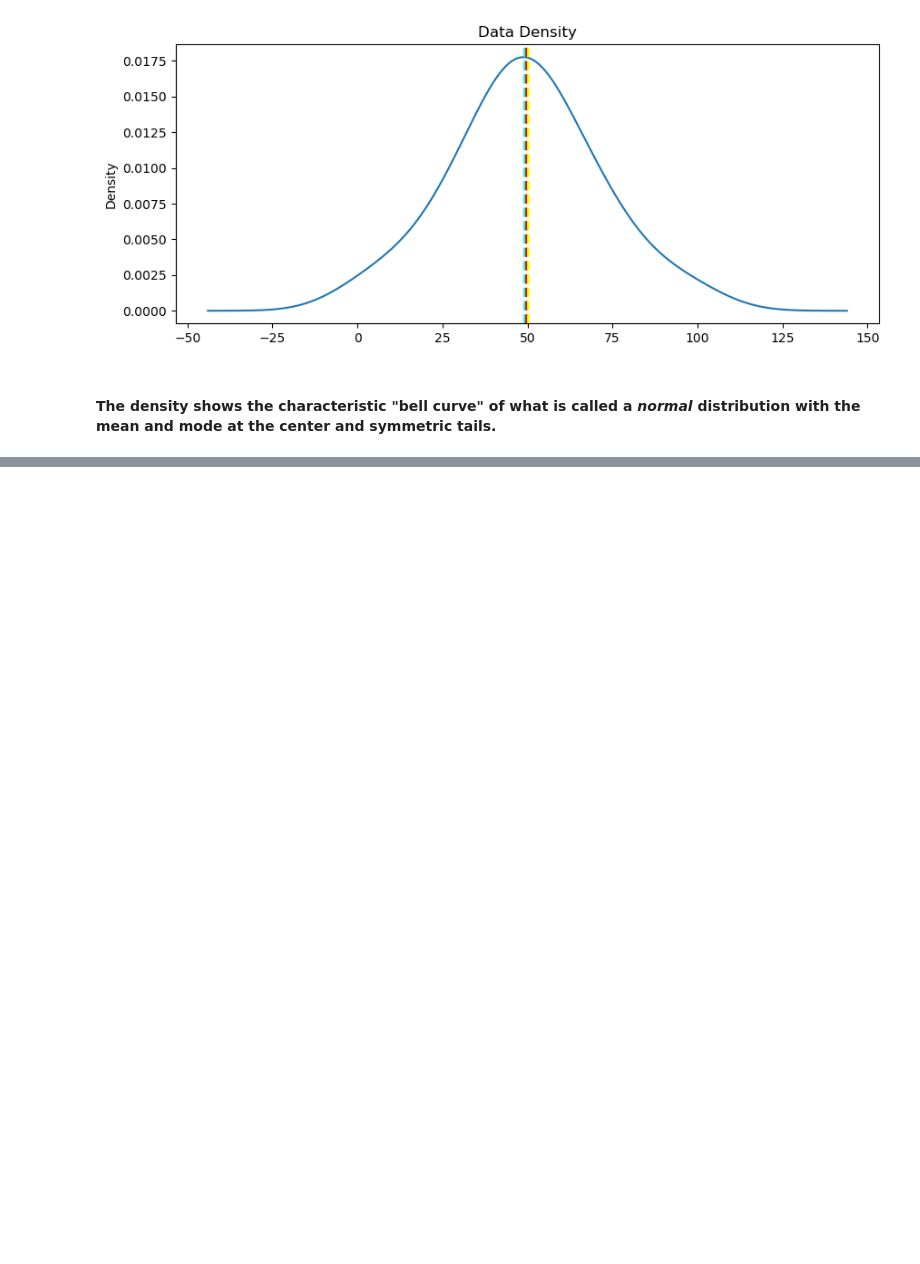
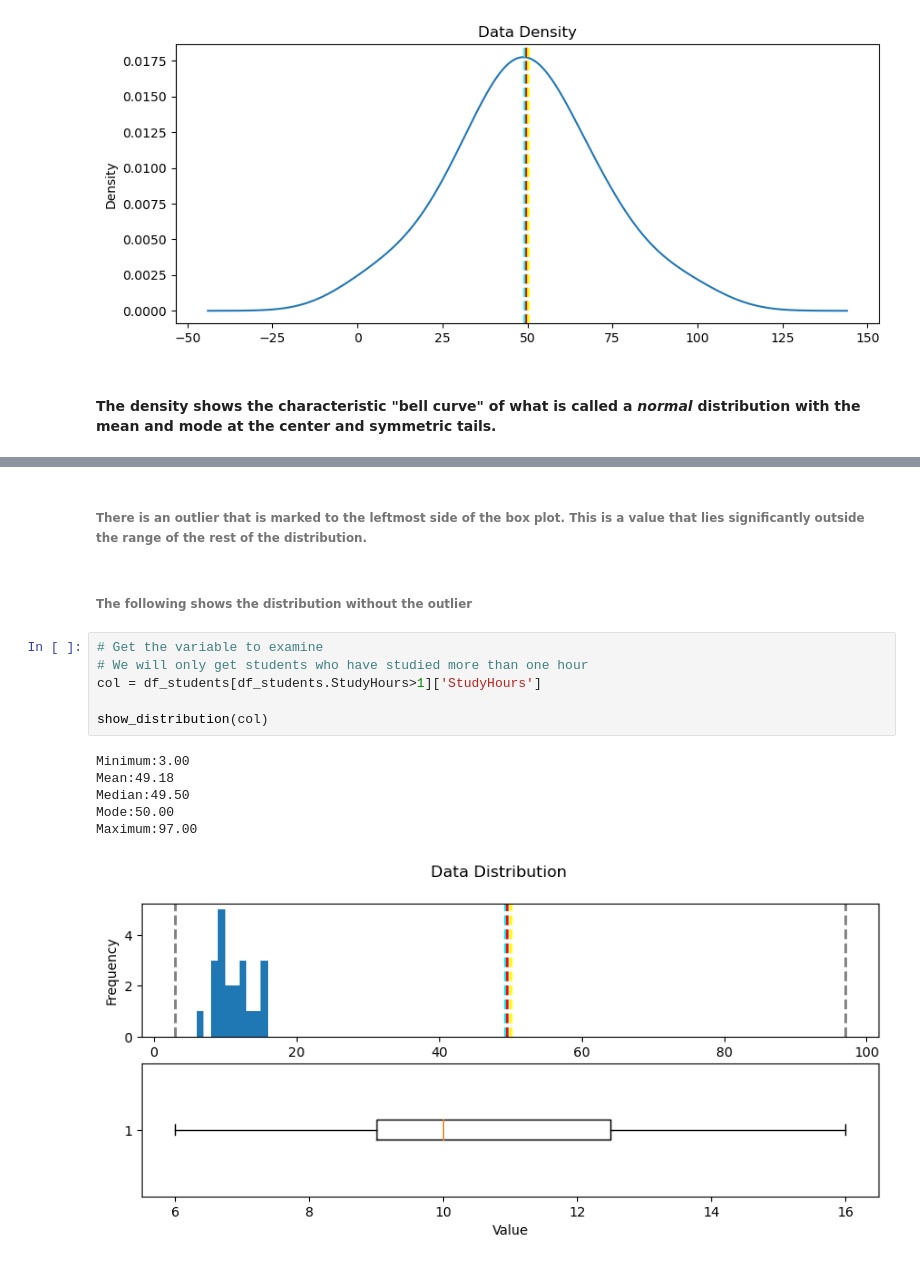
Before and after one commit to roangira99/Data-Analysis-ML, a Jupyter notebook: student_grades_viz.ipynb, the cells around one changed output, grey strips where cells are left out. Drawn from its saved outputs; the diff is of its cells as text; blank space fills up the shorter version.

```diff
--- a/student_grades_viz.ipynb
+++ b/student_grades_viz.ipynb
@@ -277,0 +290,17 @@ show_density(col)
+# %% [markdown]
+###### There is an outlier that is marked to the leftmost side of the box plot. This is a value that lies significantly outside the range of the rest of the distribution.
+# %% [markdown]
+###### The following shows the distribution without the outlier
+# %%
+# Get the variable to examine
+# We will only get students who have studied more than one hour
+col = df_students[df_students.StudyHours>1]['StudyHours']
+
+show_distribution(col)
+# %% [output]
+Minimum:3.00
+Mean:49.18
+Median:49.50
+Mode:50.00
+Maximum:97.00
+[figure, added]
```
Also changed, not shown: parts of 16 cells of this notebook.
